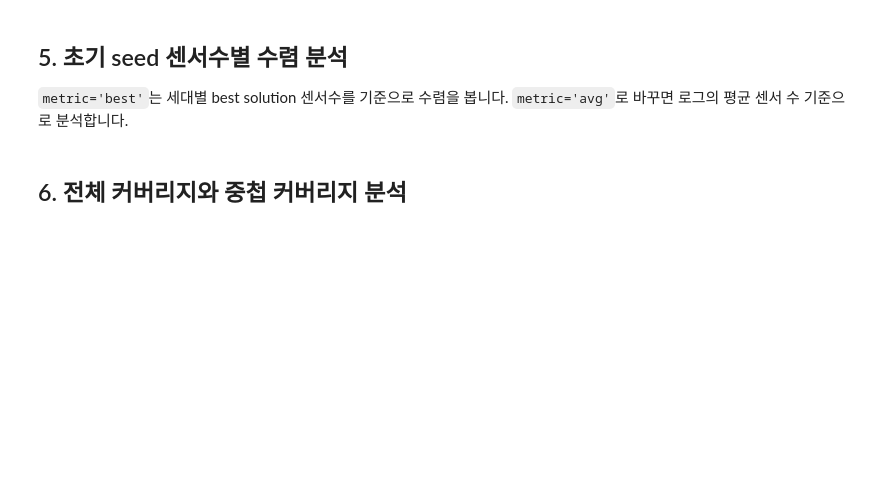
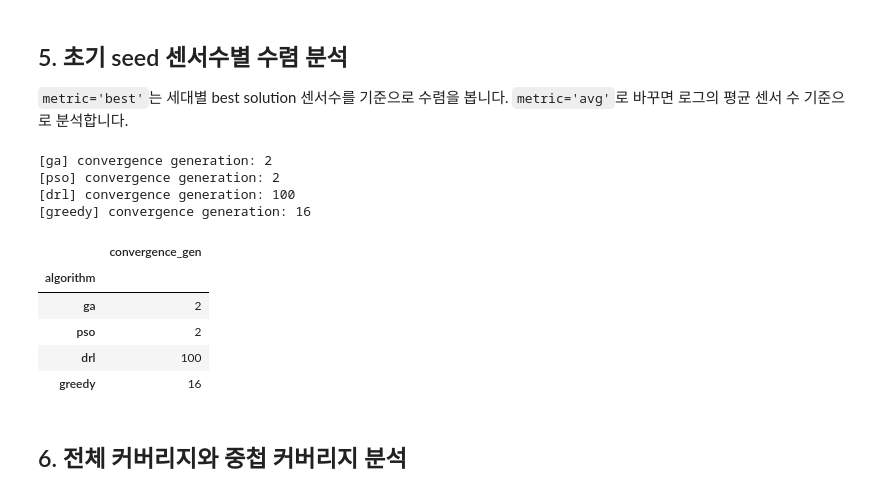
Before and after one commit to yutakseo/SensorDeployment_Optimizer, a Jupyter notebook: Analysis/main.ipynb, the cells around one changed output. Cells and saved outputs as stored; diff of their text form; code cells hidden in the pictures; blank space fills up the shorter version.

Commit message:
best

```diff
--- a/Analysis/main.ipynb
+++ b/Analysis/main.ipynb
@@ -193,32 +261,43 @@ cluster_df.round(3)
 # %%
 convergence_rows = []
 for context in CONTEXTS.values():
     algorithm = str(context["algorithm"])
     bands = list(context["bands"])
     trends_dir = Path(context["trends_dir"])
     convergence = plotConverge(
         results_root=RESULTS_ROOT,
         algorithm=algorithm,
         map_name=MAP_NAME,
         seed_bands=bands,
         include_corners=True,
-        metric="best",
+        metric="avg",
         threshold=0.5,
         dpi=300,
         show=False,
         save_path=trends_dir / "convergence.png",
     )
     convergence_gen = convergence["convergence"]["convergence_gen"]
     convergence_rows.append(
         {
             "algorithm": algorithm,
             "convergence_gen": convergence_gen,
         }
     )
     print(f"[{algorithm}] convergence generation: {convergence_gen}")
 
 convergence_df = pd.DataFrame(convergence_rows).set_index("algorithm")
 convergence_df
+# %% [output]
+[ga] convergence generation: 2
+[pso] convergence generation: 2
+[drl] convergence generation: 100
+[greedy] convergence generation: 16
+|  | convergence_gen |
+| algorithm |  |
+| ga | 2 |
+| pso | 2 |
+| drl | 100 |
+| greedy | 16 |
 # %% [markdown]
 ## 6. 전체 커버리지와 중첩 커버리지 분석
 # %%
```
Also changed, not shown: parts of 7 cells of this notebook.
